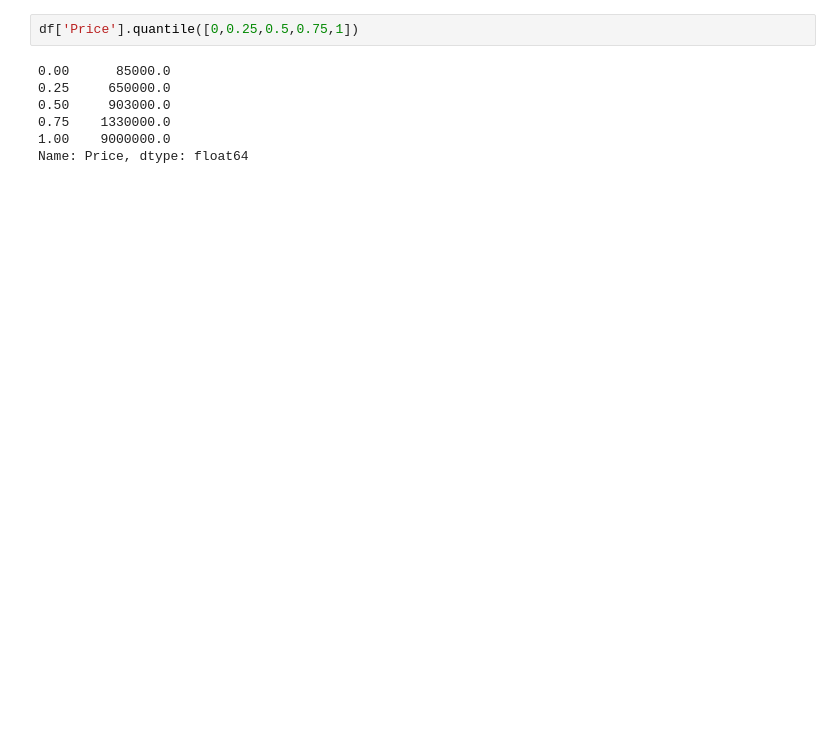
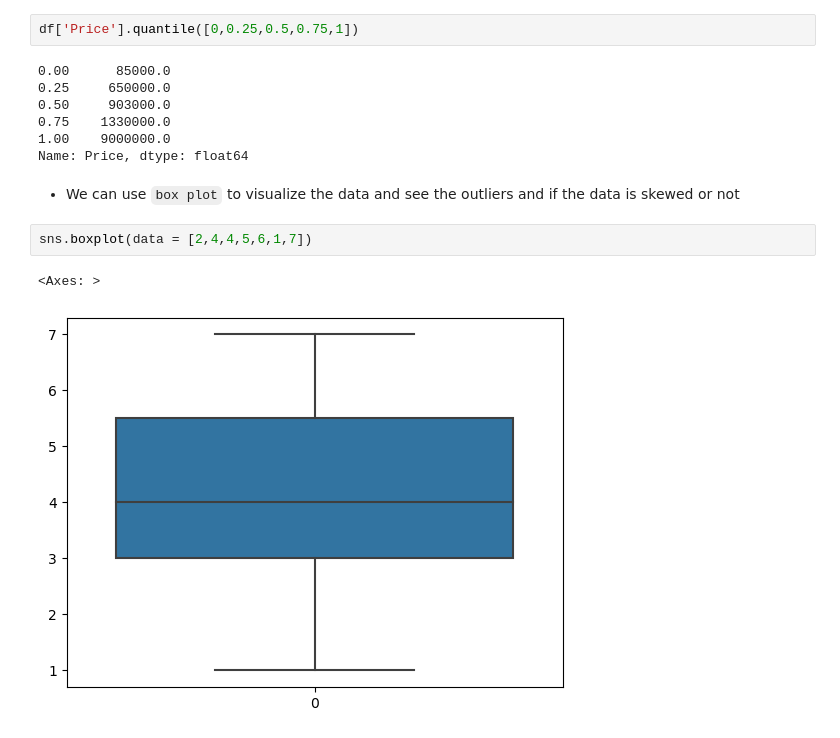
Before and after one commit to Abeermorshdy/Applied-Math, a Jupyter notebook: Statistics and probability/D3-stats.ipynb, the cells around one changed output. Saved outputs shown, nothing was run; the diff lists cells and outputs as text; blank space fills up the shorter version.

```diff
--- a/Statistics and probability/D3-stats.ipynb
+++ b/Statistics and probability/D3-stats.ipynb
@@ -39,3 +49,10 @@ df['Price'].quantile([0,0.25,0.5,0.75,1])
 0.75    1330000.0
 1.00    9000000.0
 Name: Price, dtype: float64
+# %% [markdown]
+- We can use `box plot` to visualize the data and see the outliers and if the data is skewed or not
+# %%
+sns.boxplot(data = [2,4,4,5,6,1,7])
+# %% [output]
+<Axes: >
+[figure, added]
```
Also changed, not shown: parts of 8 cells of this notebook, 1 other file.
